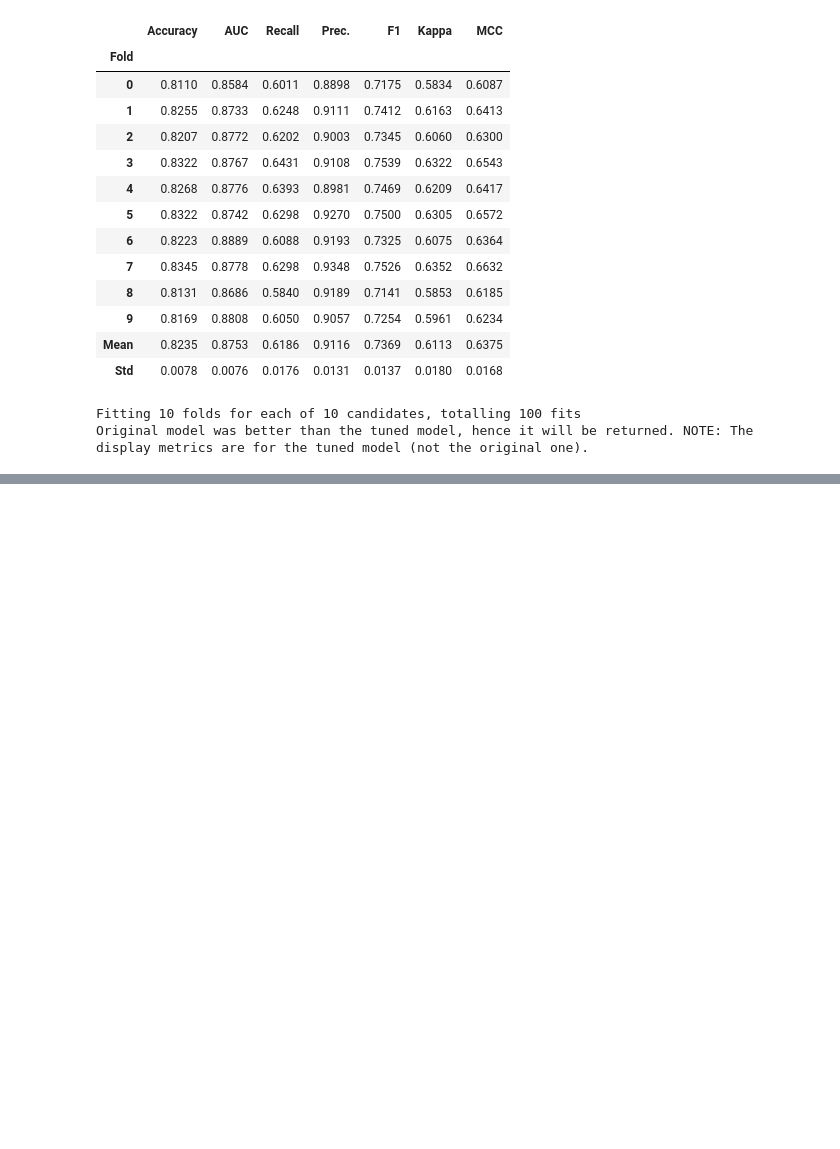
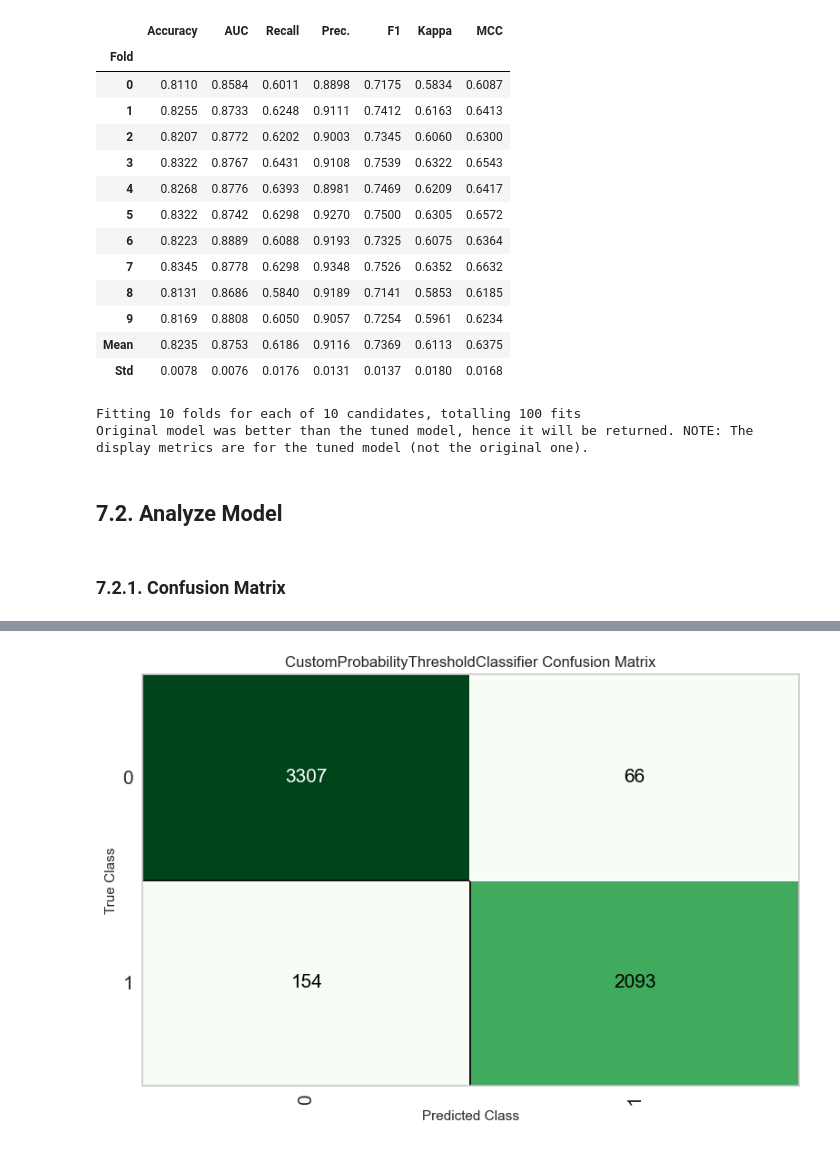
Before and after one commit to lucasquemelli/credit_risk_assessment, a Jupyter notebook: credit_risk_assessment.ipynb, the cells around one changed output, grey strips where cells are left out. Drawn from its saved outputs; the diff is of its cells as text; code cells hidden in the pictures; blank space fills up the shorter version.

```diff
--- a/credit_risk_assessment.ipynb
+++ b/credit_risk_assessment.ipynb
@@ -2529,3 +2529,11 @@ tuned_model = tune_model(best)
 | Std | 0.0078 | 0.0076 | 0.0176 | 0.0131 | 0.0137 | 0.0180 | 0.0168 |
 Fitting 10 folds for each of 10 candidates, totalling 100 fits
 Original model was better than the tuned model, hence it will be returned. NOTE: The display metrics are for the tuned model (not the original one).
+# %% [markdown]
+## 7.2. Analyze Model
+# %% [markdown]
+### 7.2.1. Confusion Matrix
+# %%
+# plot confusion matrix
+plot_model(best, plot = 'confusion_matrix')
+# %% [output]
@@ -2531,0 +2541 @@ Original model was better than the tuned model, hence it will be returned. NOTE:
+[figure, added]
```
Also changed, not shown: parts of 36 cells of this notebook.
